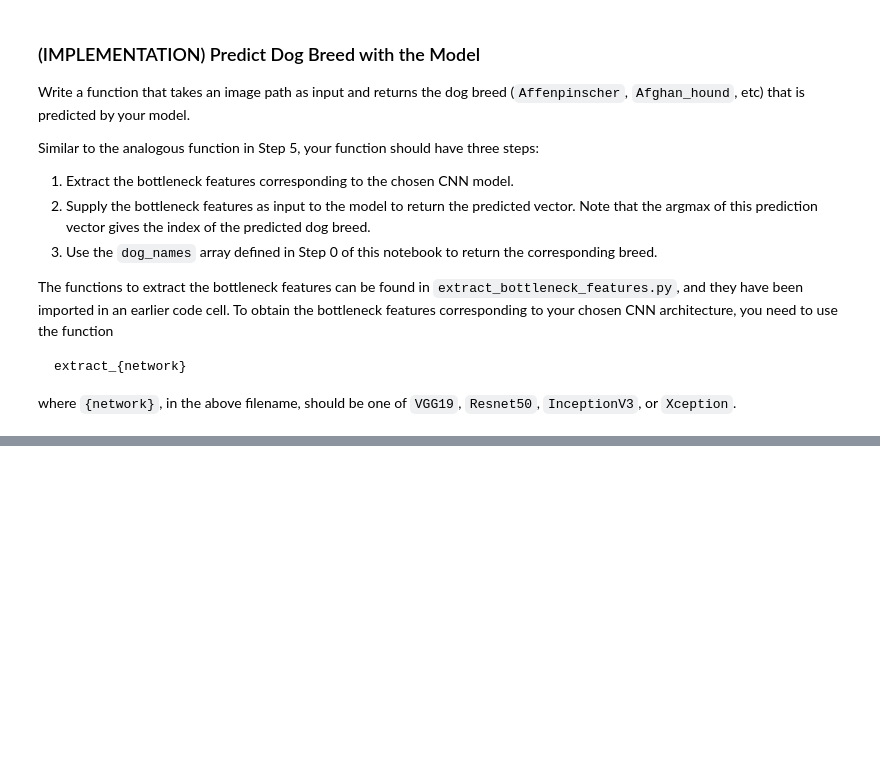
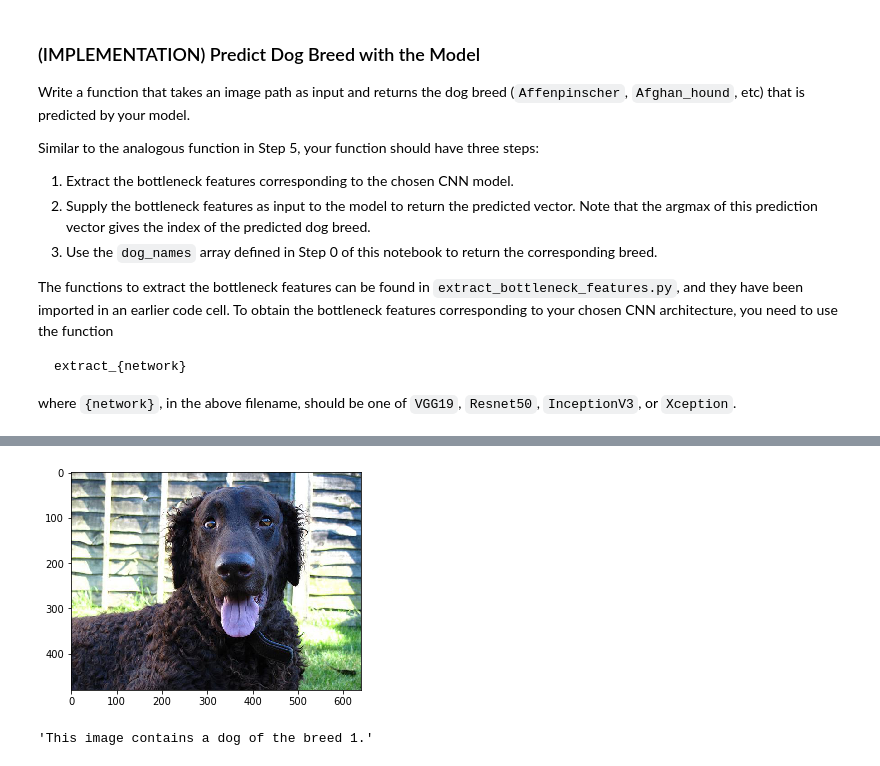
Before and after one commit to elgrande-nl/Dog-Identification-App, a Jupyter notebook: dog_app.ipynb, the cells around one changed output, grey strips where cells are left out. Drawn from its saved outputs; the diff is of its cells as text; code cells hidden in the pictures; blank space fills up the shorter version.

```diff
--- a/dog_app.ipynb
+++ b/dog_app.ipynb
@@ -724,0 +865,5 @@ __Answer:__
+# %%
+detect_image('images/Curly-coated_retriever_03896.jpg')
+# %% [output]
+[figure, added]
+'This image contains a dog of the breed 1.'
```
Also changed, not shown: parts of 28 cells of this notebook.
